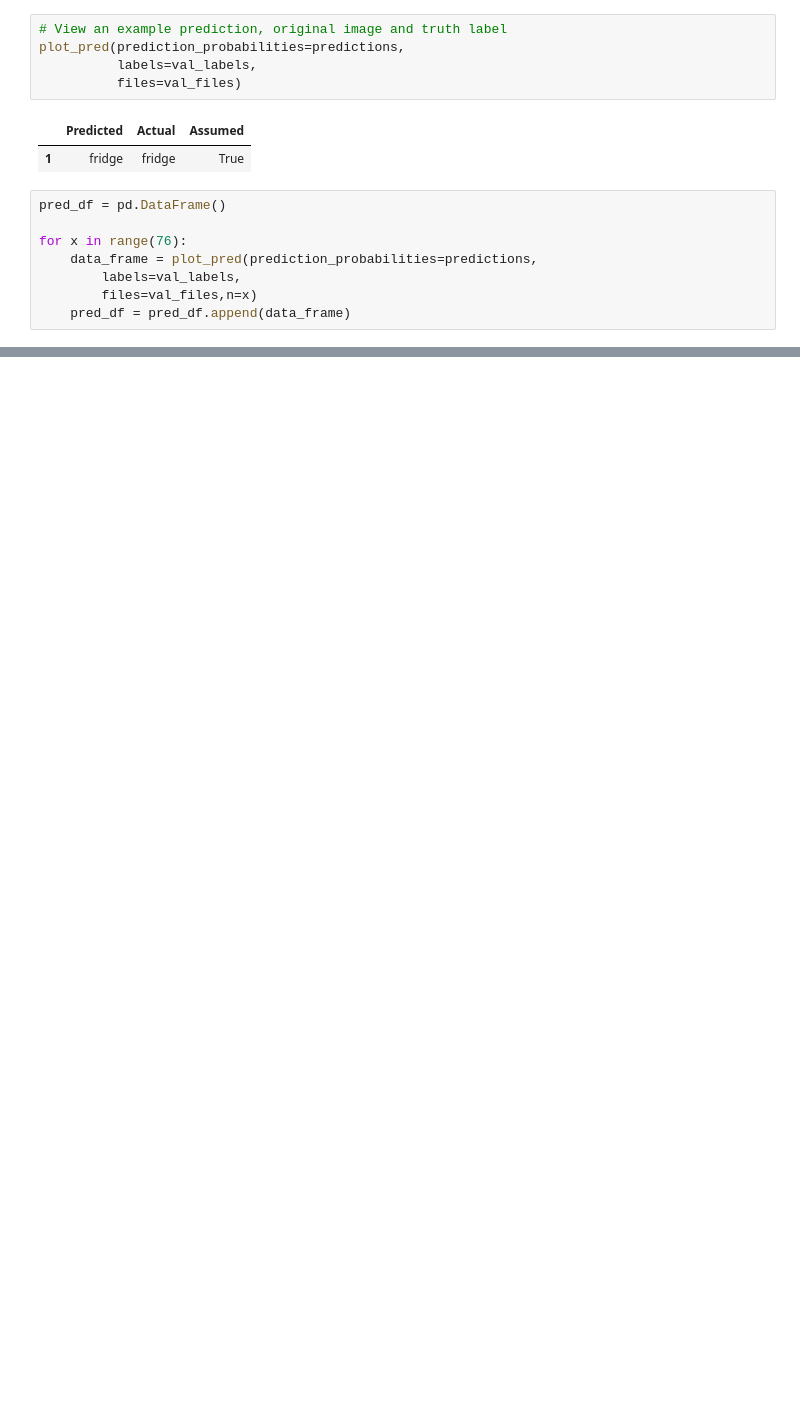
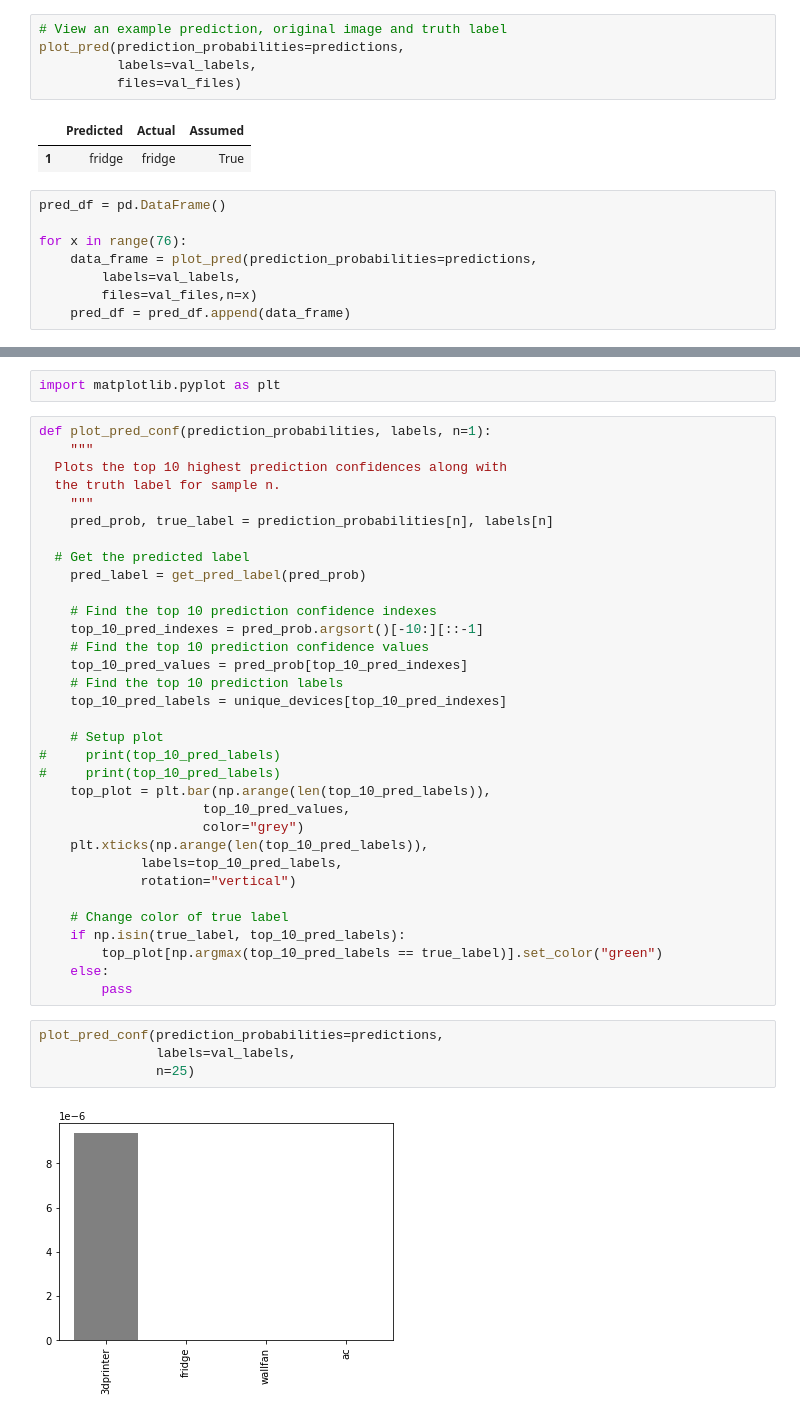
Before and after one commit to caxefaizan/S3_bucket_manipulation, a Jupyter notebook: End to End Conversion.ipynb, the cells around one changed output, grey strips where cells are left out. Saved outputs shown, nothing was run; the diff lists cells and outputs as text; blank space fills up the shorter version.

```diff
--- a/End to End Conversion.ipynb
+++ b/End to End Conversion.ipynb
@@ -566,0 +608,41 @@ model.evaluate(val_data)
+# %%
+import matplotlib.pyplot as plt
+# %%
+def plot_pred_conf(prediction_probabilities, labels, n=1):
+    """
+  Plots the top 10 highest prediction confidences along with
+  the truth label for sample n.
+    """
+    pred_prob, true_label = prediction_probabilities[n], labels[n]
+
+  # Get the predicted label
+    pred_label = get_pred_label(pred_prob)
+
+    # Find the top 10 prediction confidence indexes
+    top_10_pred_indexes = pred_prob.argsort()[-10:][::-1]
+    # Find the top 10 prediction confidence values
+    top_10_pred_values = pred_prob[top_10_pred_indexes]
+    # Find the top 10 prediction labels
+    top_10_pred_labels = unique_devices[top_10_pred_indexes]
+
+    # Setup plot
+#     print(top_10_pred_labels)
+#     print(top_10_pred_labels)
+    top_plot = plt.bar(np.arange(len(top_10_pred_labels)),
+                     top_10_pred_values,
+                     color="grey")
+    plt.xticks(np.arange(len(top_10_pred_labels)),
+             labels=top_10_pred_labels,
+             rotation="vertical")
+
+    # Change color of true label
+    if np.isin(true_label, top_10_pred_labels):
+        top_plot[np.argmax(top_10_pred_labels == true_label)].set_color("green")
+    else:
+        pass
+# %%
+plot_pred_conf(prediction_probabilities=predictions,
+               labels=val_labels,
+               n=25)
+# %% [output]
+[figure, added]
```
Also changed, not shown: parts of 25 cells of this notebook.
